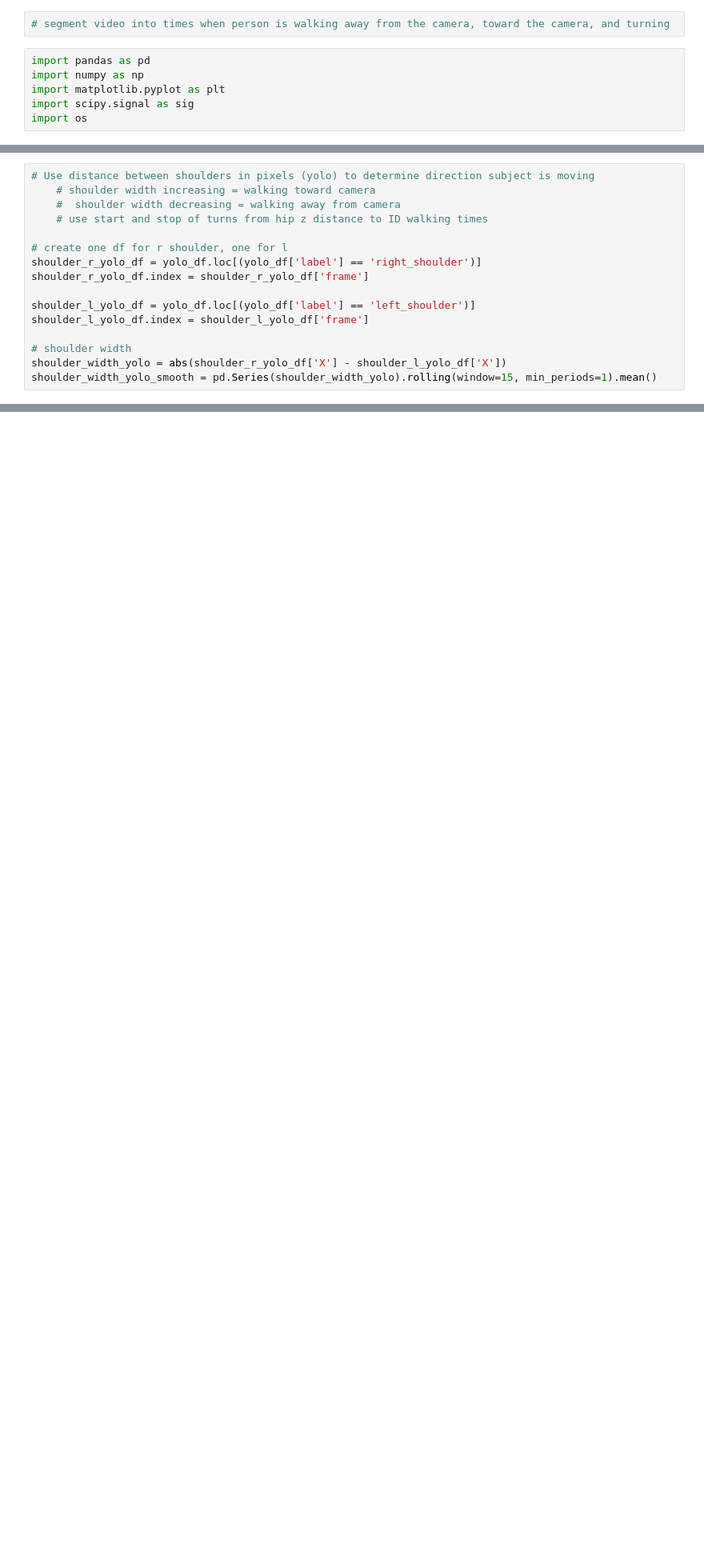
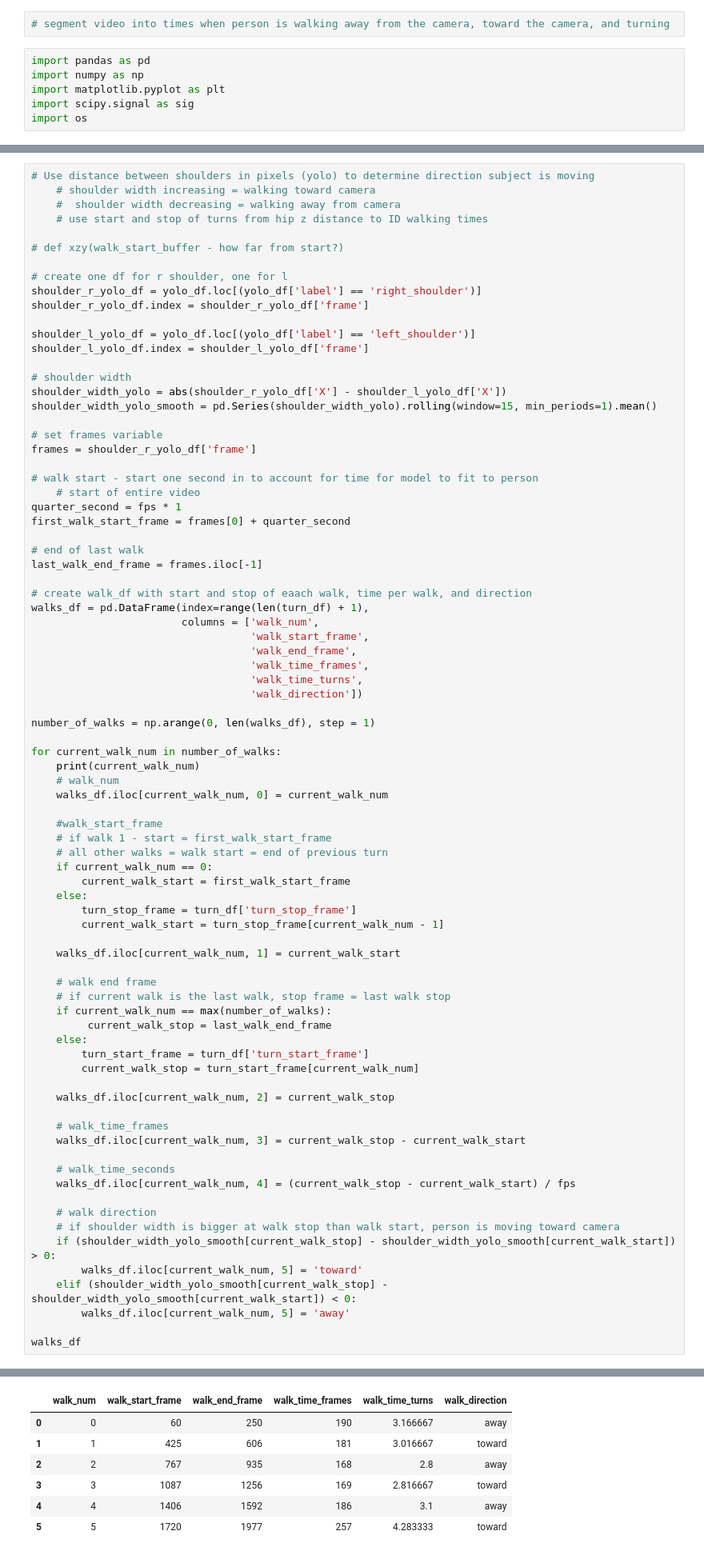
Before and after one commit to UCSF-MSLAB/HomeVideoAnalysis, a Jupyter notebook: megan_sandbox/sandbox_main_src_funs/segment_video_walk_turn.ipynb, the cells around one changed output, grey strips where cells are left out. Shown at 80% size. Saved outputs shown, nothing was run; the diff lists cells and outputs as text; blank space fills up the shorter version.

```diff
--- a/megan_sandbox/sandbox_main_src_funs/segment_video_walk_turn.ipynb
+++ b/megan_sandbox/sandbox_main_src_funs/segment_video_walk_turn.ipynb
@@ -104,6 +141,8 @@ turn_df['seconds_per_turn'] = (turn_df['frames_per_turn'] / fps)
     # shoulder width increasing = walking toward camera
     #  shoulder width decreasing = walking away from camera
     # use start and stop of turns from hip z distance to ID walking times
+
+# def xzy(walk_start_buffer - how far from start?)
 
 # create one df for r shoulder, one for l
 shoulder_r_yolo_df = yolo_df.loc[(yolo_df['label'] == 'right_shoulder')]
@@ -115,3 +154,67 @@ shoulder_l_yolo_df.index = shoulder_l_yolo_df['frame']
 # shoulder width
 shoulder_width_yolo = abs(shoulder_r_yolo_df['X'] - shoulder_l_yolo_df['X'])
 shoulder_width_yolo_smooth = pd.Series(shoulder_width_yolo).rolling(window=15, min_periods=1).mean()
+
+# set frames variable
+frames = shoulder_r_yolo_df['frame']
+
+# walk start - start one second in to account for time for model to fit to person
+    # start of entire video
+quarter_second = fps * 1
+first_walk_start_frame = frames[0] + quarter_second
+
+# end of last walk
+last_walk_end_frame = frames.iloc[-1]
+
+# create walk_df with start and stop of eaach walk, time per walk, and direction
+walks_df = pd.DataFrame(index=range(len(turn_df) + 1),
+                        columns = ['walk_num',
+                                   'walk_start_frame',
+                                   'walk_end_frame',
+                                   'walk_time_frames',
+                                   'walk_time_turns',
+                                   'walk_direction'])
+
+number_of_walks = np.arange(0, len(walks_df), step = 1)
+
+for current_walk_num in number_of_walks:
+    print(current_walk_num)
+    # walk_num
+    walks_df.iloc[current_walk_num, 0] = current_walk_num
+
+    #walk_start_frame
+    # if walk 1 - start = first_walk_start_frame
+    # all other walks = walk start = end of previous turn
+    if current_walk_num == 0:
+        current_walk_start = first_walk_start_frame
+    else:
+        turn_stop_frame = turn_df['turn_stop_frame']
+        current_walk_start = turn_stop_frame[current_walk_num - 1]
+
+    walks_df.iloc[current_walk_num, 1] = current_walk_start
+
+    # walk end frame
+    # if current walk is the last walk, stop frame = last walk stop
+    if current_walk_num == max(number_of_walks):
+         current_walk_stop = last_walk_end_frame
+    else:
+        turn_start_frame = turn_df['turn_start_frame']
+        current_walk_stop = turn_start_frame[current_walk_num]
+
+    walks_df.iloc[current_walk_num, 2] = current_walk_stop
+
+    # walk_time_frames
+    walks_df.iloc[current_walk_num, 3] = current_walk_stop - current_walk_start
+
+    # walk_time_seconds
+    walks_df.iloc[current_walk_num, 4] = (current_walk_stop - current_walk_start) / fps
+
+    # walk direction
+    # if shoulder width is bigger at walk stop than walk start, person is moving toward camera
+    if (shoulder_width_yolo_smooth[current_walk_stop] - shoulder_width_yolo_smooth[current_walk_start]) > 0:
+        walks_df.iloc[current_walk_num, 5] = 'toward'
+    elif (shoulder_width_yolo_smooth[current_walk_stop] - shoulder_width_yolo_smooth[current_walk_start]) < 0:
+        walks_df.iloc[current_walk_num, 5] = 'away'
+
+walks_df
+# %% [output]
@@ -117,0 +227,7 @@ shoulder_width_yolo_smooth = pd.Series(shoulder_width_yolo).rolling(window=15, m
+|  | walk_num | walk_start_frame | walk_end_frame | walk_time_frames | walk_time_turns | walk_direction |
+| 0 | 0 | 60 | 250 | 190 | 3.166667 | away |
+| 1 | 1 | 425 | 606 | 181 | 3.016667 | toward |
+| 2 | 2 | 767 | 935 | 168 | 2.8 | away |
+| 3 | 3 | 1087 | 1256 | 169 | 2.816667 | toward |
+| 4 | 4 | 1406 | 1592 | 186 | 3.1 | away |
+| 5 | 5 | 1720 | 1977 | 257 | 4.283333 | toward |
```
Also changed, not shown: parts of 10 cells of this notebook, 1 other file.
